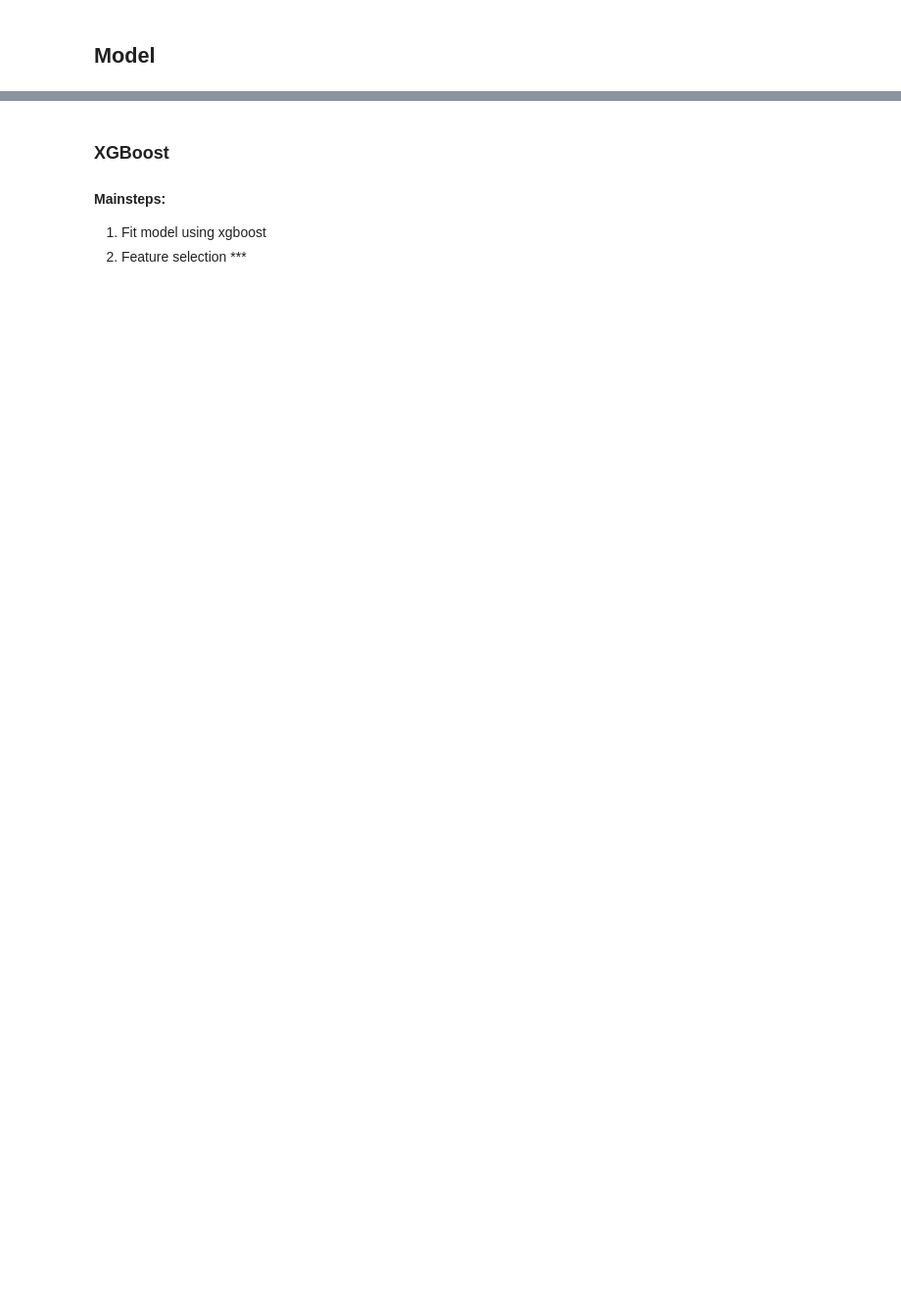
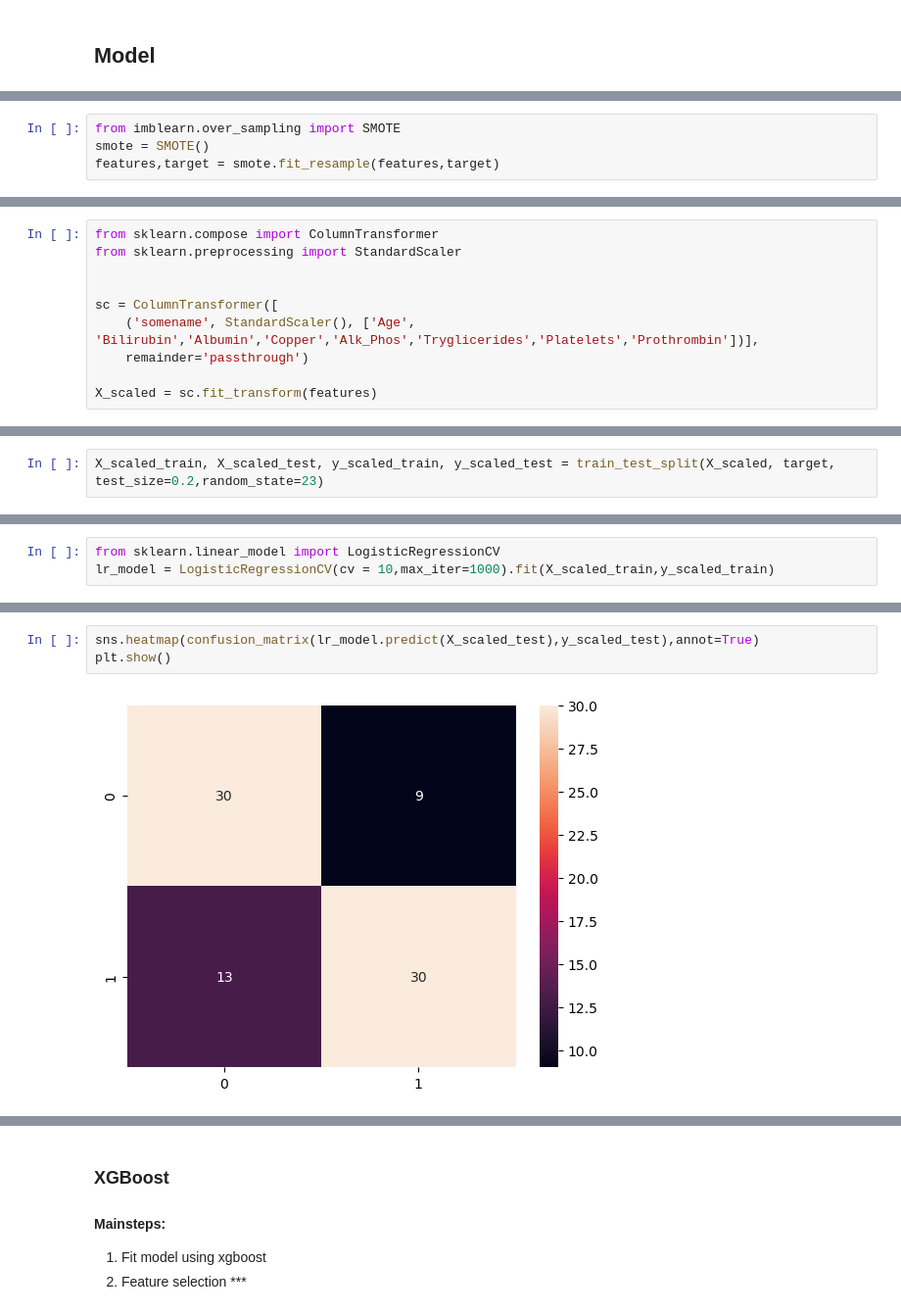
Before and after one commit to YixuanJiao04/Breast-Cancer-Classification, a Jupyter notebook: Liver-Cirhosis-Prediction.ipynb, the cells around one changed output, grey strips where cells are left out. Shown: that part at 98% size. Saved outputs shown, nothing was run; the diff lists cells and outputs as text; blank space fills up the shorter version.

```diff
--- a/Liver-Cirhosis-Prediction.ipynb
+++ b/Liver-Cirhosis-Prediction.ipynb
@@ -127,0 +139,4 @@ cir_df
+# %%
+from imblearn.over_sampling import SMOTE
+smote = SMOTE()
+features,target = smote.fit_resample(features,target)
@@ -127,0 +145,10 @@ cir_df
+# %%
+from sklearn.compose import ColumnTransformer
+from sklearn.preprocessing import StandardScaler
+
+
+sc = ColumnTransformer([
+    ('somename', StandardScaler(), ['Age', 'Bilirubin','Albumin','Copper','Alk_Phos','Tryglicerides','Platelets','Prothrombin'])],
+    remainder='passthrough')
+
+X_scaled = sc.fit_transform(features)
@@ -128,2 +157,4 @@ cir_df
+# %%
+X_scaled_train, X_scaled_test, y_scaled_train, y_scaled_test = train_test_split(X_scaled, target, test_size=0.2,random_state=23)
 # %% [markdown]
 ### Logistics Regression
@@ -134,0 +163,3 @@ cir_df
+# %%
+from sklearn.linear_model import LogisticRegressionCV
+lr_model = LogisticRegressionCV(cv = 10,max_iter=1000).fit(X_scaled_train,y_scaled_train)
@@ -134,0 +196,5 @@ cir_df
+# %%
+sns.heatmap(confusion_matrix(lr_model.predict(X_scaled_test),y_scaled_test),annot=True)
+plt.show()
+# %% [output]
+[figure, added]
```
Also changed, not shown: parts of 77 cells of this notebook.
